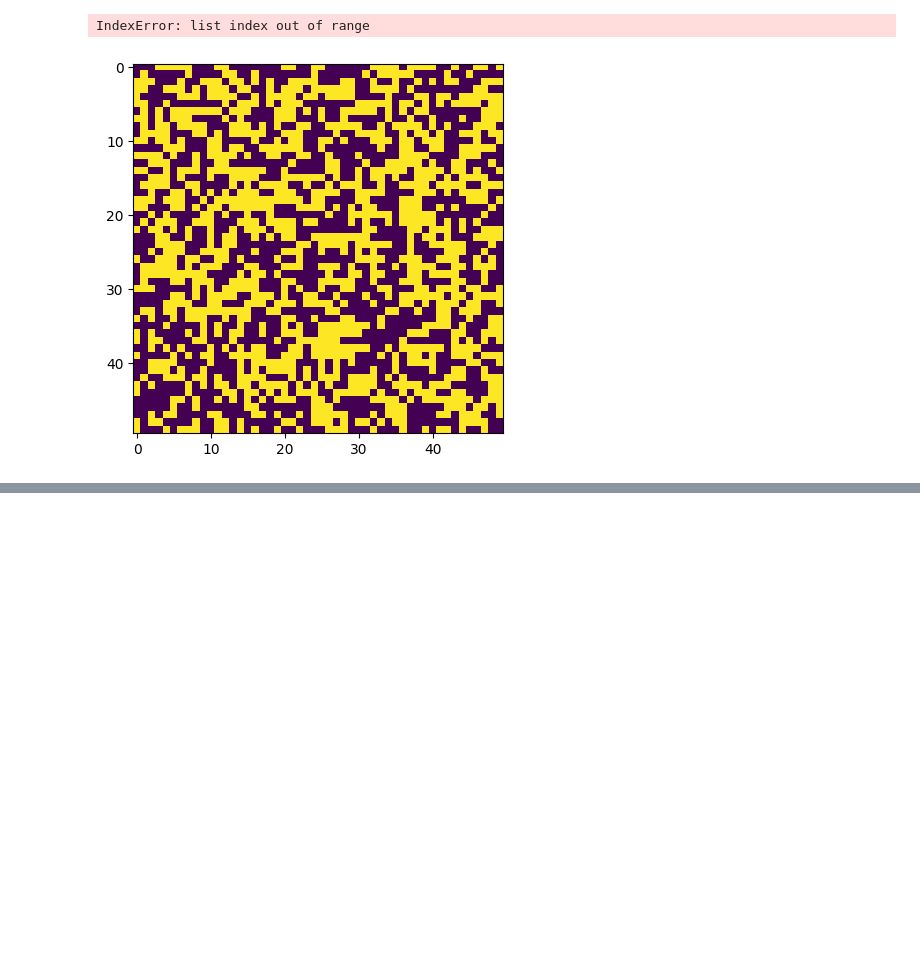
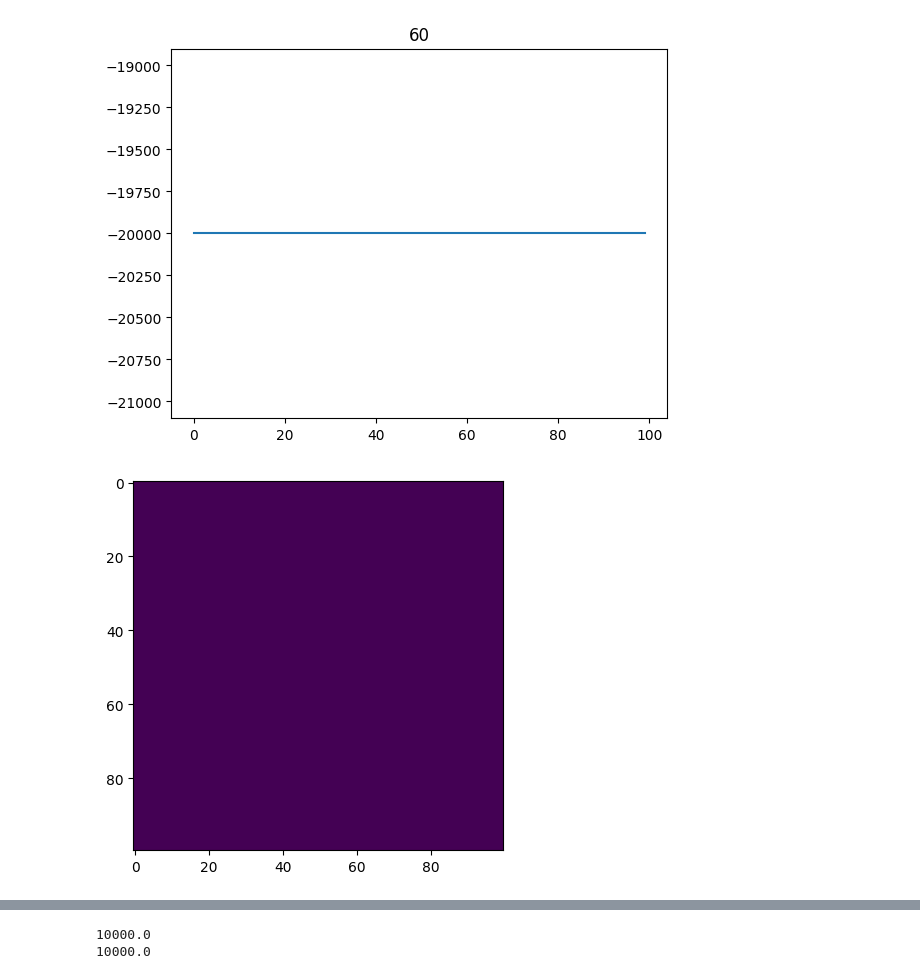
Before and after one commit to jocelas/ACOMP, a Jupyter notebook: ising/ising.ipynb, the cells around one changed output, grey strips where cells are left out. Drawn from its saved outputs; the diff is of its cells as text; code cells hidden in the pictures; blank space fills up the shorter version.

```diff
--- a/ising/ising.ipynb
+++ b/ising/ising.ipynb
@@ -27,27 +27,29 @@ def probabilities(j,T):
         probs.append(min(1,np.exp(-de*(T)**(-1))))
     return dict(zip(dE, probs))
 
+
+
 def convergence(steps:int, n,j,T,a_in, fname = 'animation.mp4'):
 
     probs = probabilities(j,T)
 
-    numsteps = 1000
-    skipsteps = steps//numsteps
+    save_every = 1000
+    numsteps = steps/save_every
 
     a = a_in.copy()
 
     energies = np.empty(steps)
 
-    oldenergy = energy(a,j)
+    E = energy(a,j)
 
     data = []
 
     for i in range(steps):
-        energies[i] = oldenergy
-
+        energies[i] = E
+        '''
         if i % numsteps == 0:
             data.append(a)
-
+    '''
 
         x = np.random.randint(0,n)
         y = np.random.randint(0,n)
@@ -55,48 +57,51 @@ def convergence(steps:int, n,j,T,a_in, fname = 'animation.mp4'):
         b = a.copy()
         b[x,y] *= -1
 
-        dE = j*(a[x,y]-b[x,y])*(a[x,(y+1)%n] + a[(x+1)%n,y] + a[x,y-1] + a[x-1,y])
+        dE = -j*(b[x,y] - a[x,y])*(a[x,(y+1)%n] + a[(x+1)%n,y] + a[x,y-1] + a[x-1,y])
 
         '''if i % 100000 == 0:
             plt.imshow(a)
             plt.title(f"{i}th step")
             plt.show()
         '''
 
         if dE <= 0 or np.random.rand() <= probs[dE]:
-            a[x,y] *= -1
-            oldenergy += dE
-        else:
-            continue
+            E += dE
+            a = b.copy()
 
+    '''
     fig, ax = plt.subplots()
     im = ax.imshow(data[0])
 
     def update(frame):
         im.set_array(data[frame])
         return [im]
 
-    ani = anim.FuncAnimation(fig, update, frames=steps//skipsteps, interval=10, blit=True)
+    ani = anim.FuncAnimation(fig, update, frames=len(data), interval=10, blit=True)
 
     ani.save(fname, fps=60)
 
     plt.show()
-
-    return np.arange(steps), energies, a
+'''
+    return np.arange(steps), energies, a, a_in
 
 
-n = 50
+n = 100
 a_in = randominitial(n)
+a_in = np.ones((n,n))
+steps = 100
+T = 0.2
 
-for i in [60]:
-    step, u, a = convergence(int(1e4), n, 5, i, a_in, fname = f'animation_T{i}.mp4')
-    plt.plot(step, u)
-    plt.title(str(i))
-    plt.show()
+step, u, a, a_in = convergence(int(steps), n, 1, T, a_in, fname = f'animation_T1.5.mp4')
+plt.plot(step, u)
+plt.title(str(i))
+plt.show()
 
 
-#plt.imshow(a)
-#plt.show()
+plt.imshow(a_in)
+plt.show()
+plt.imshow(a)
+plt.show()
 # %% [output]
-IndexError: list index out of range
-[figure, old version]
+[figure, new version]
+[figure, added]
@@ -102,0 +109,5 @@ IndexError: list index out of range
+# %%
+print(np.sum(a)); print(np.sum(a_in))
+# %% [output]
+10000.0
+10000.0
```
Also changed, not shown: parts of 2 cells of this notebook, 6 other files.
